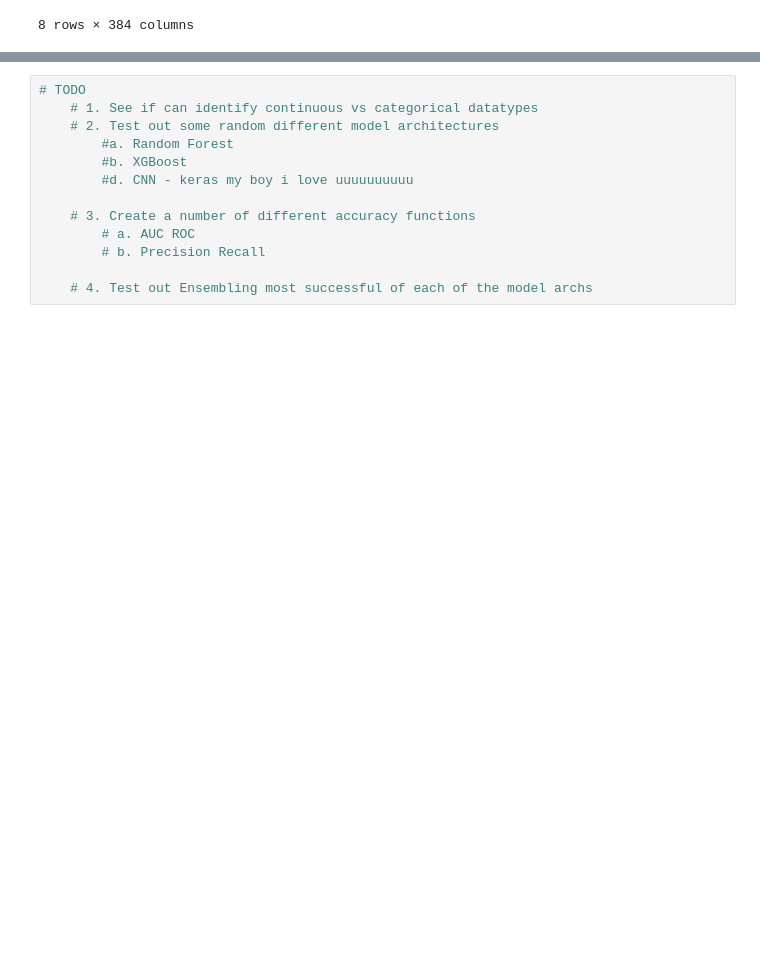
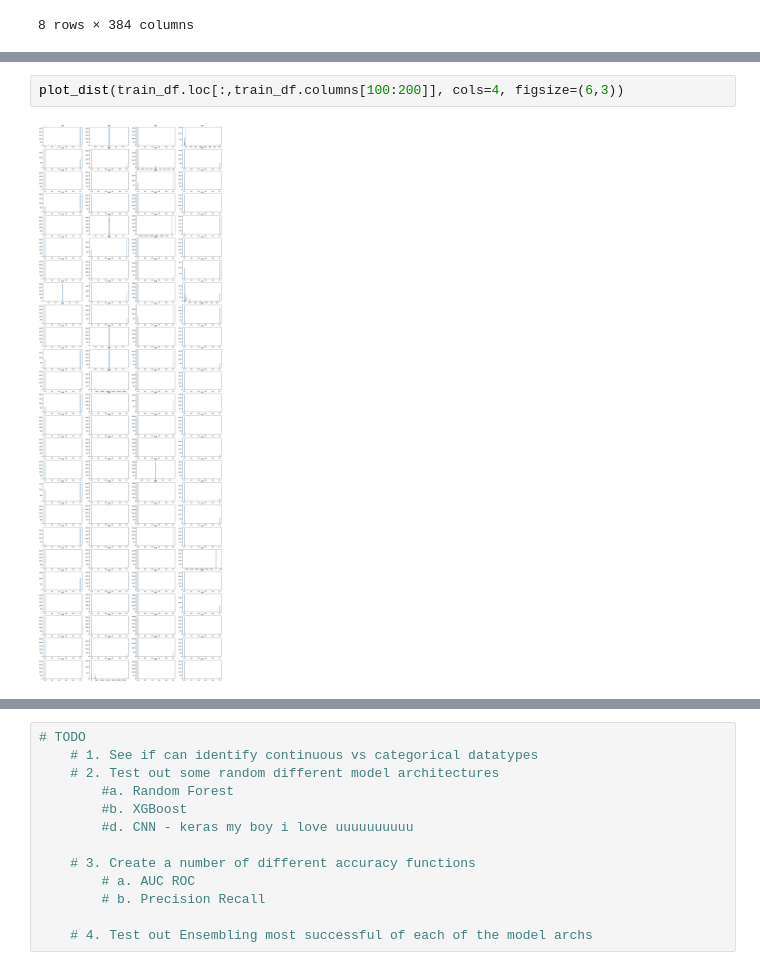
Before and after one commit to JacksonPaull/ee_460j_dslab, a Jupyter notebook: KaggleCompetition/EDA.ipynb, the cells around one changed output, grey strips where cells are left out. Saved outputs shown, nothing was run; the diff lists cells and outputs as text; blank space fills up the shorter version.

```diff
--- a/KaggleCompetition/EDA.ipynb
+++ b/KaggleCompetition/EDA.ipynb
@@ -47,0 +48,4 @@ plot_dist(train_df)
+# %%
+plot_dist(train_df.loc[:,train_df.columns[100:200]], cols=4, figsize=(6,3))
+# %% [output]
+[figure, added]
```
Also changed, not shown: parts of 12 cells of this notebook.
